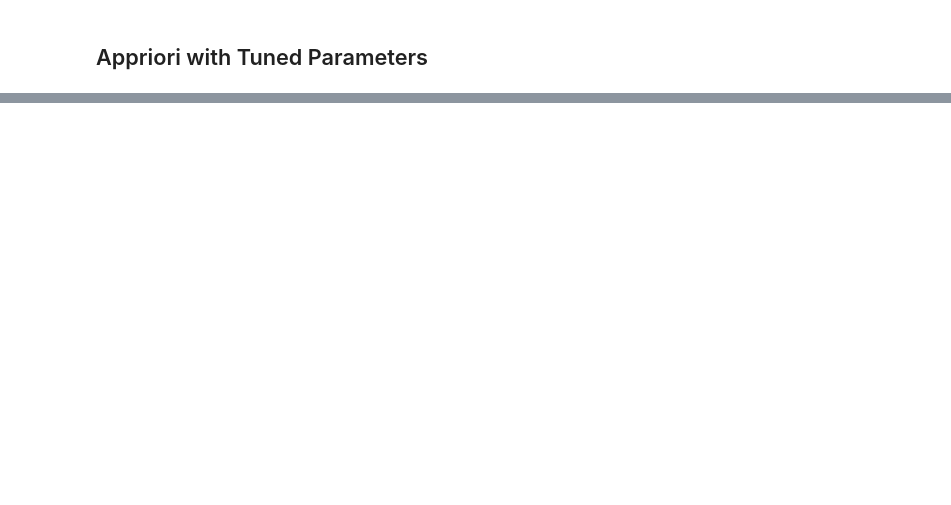
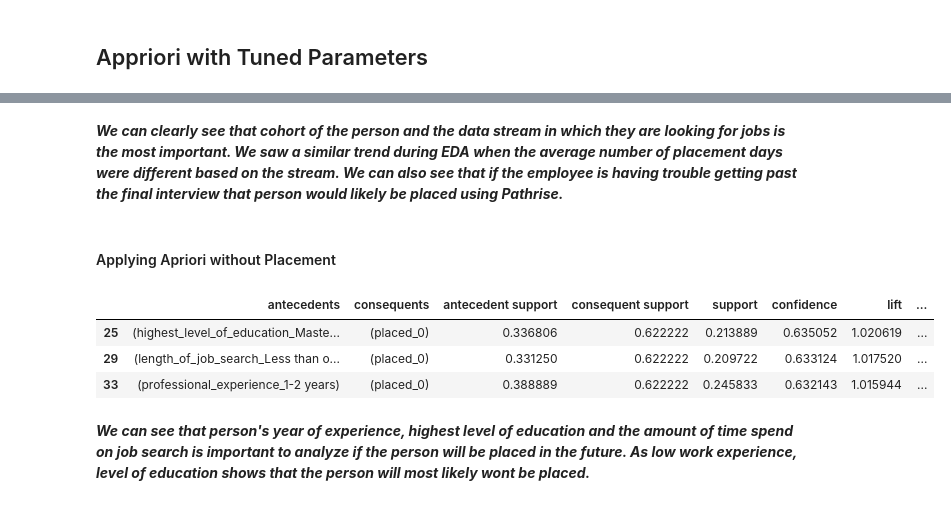
Before and after one commit to robinsaheb/Pathrise, a Jupyter notebook: Pathrise.ipynb, the cells around one changed output, grey strips where cells are left out. Cells and saved outputs as stored; diff of their text form; code cells hidden in the pictures; blank space fills up the shorter version.

```diff
--- a/Pathrise.ipynb
+++ b/Pathrise.ipynb
@@ -409,0 +413,26 @@ results_attrition_yes.head(5)
+# %% [markdown]
+***We can clearly see that cohort of the person and the data stream in which they are looking for jobs is the most important. We saw a similar trend during EDA when the average number of placement days were different based on the stream. We can also see that if the employee is having trouble getting past the final interview that person would likely be placed using Pathrise.***
+# %% [markdown]
+#### Applying Apriori without  Placement
+# %%
+#Apriori min support
+min_support = 0.2
+
+#Max lenght of apriori n-grams
+max_len = 3
+
+frequent_items = apriori(df_2, use_colnames=True, min_support=min_support, max_len=max_len + 1)
+rules = association_rules(frequent_items, metric='lift', min_threshold=1)
+
+target = '{\'placed_0\'}'
+
+results_attrition_yes = rules[rules['consequents'].astype(str).str.contains(target, na=False)].sort_values(by='confidence', ascending=False)
+
+results_attrition_yes.head(5)
+# %% [output]
+|  | antecedents | consequents | antecedent support | consequent support | support | confidence | lift | ... |
+| 25 | (highest_level_of_education_Maste... | (placed_0) | 0.336806 | 0.622222 | 0.213889 | 0.635052 | 1.020619 | ... |
+| 29 | (length_of_job_search_Less than o... | (placed_0) | 0.331250 | 0.622222 | 0.209722 | 0.633124 | 1.017520 | ... |
+| 33 | (professional_experience_1-2 years) | (placed_0) | 0.388889 | 0.622222 | 0.245833 | 0.632143 | 1.015944 | ... |
+# %% [markdown]
+***We can see that person's year of experience, highest level of education and the amount of time spend on job search is important to analyze if the person will be placed in the future. As low work experience, level of education shows that the person will most likely wont be placed.***
```
Also changed, not shown: parts of 9 cells of this notebook.
